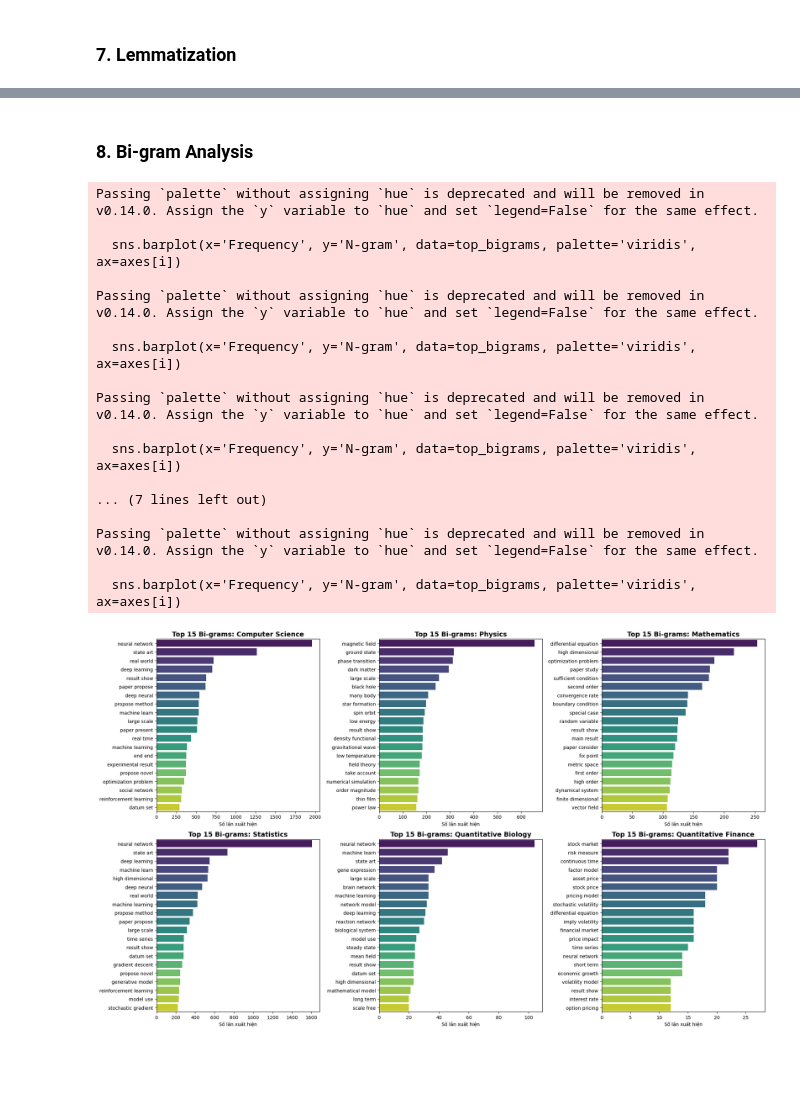
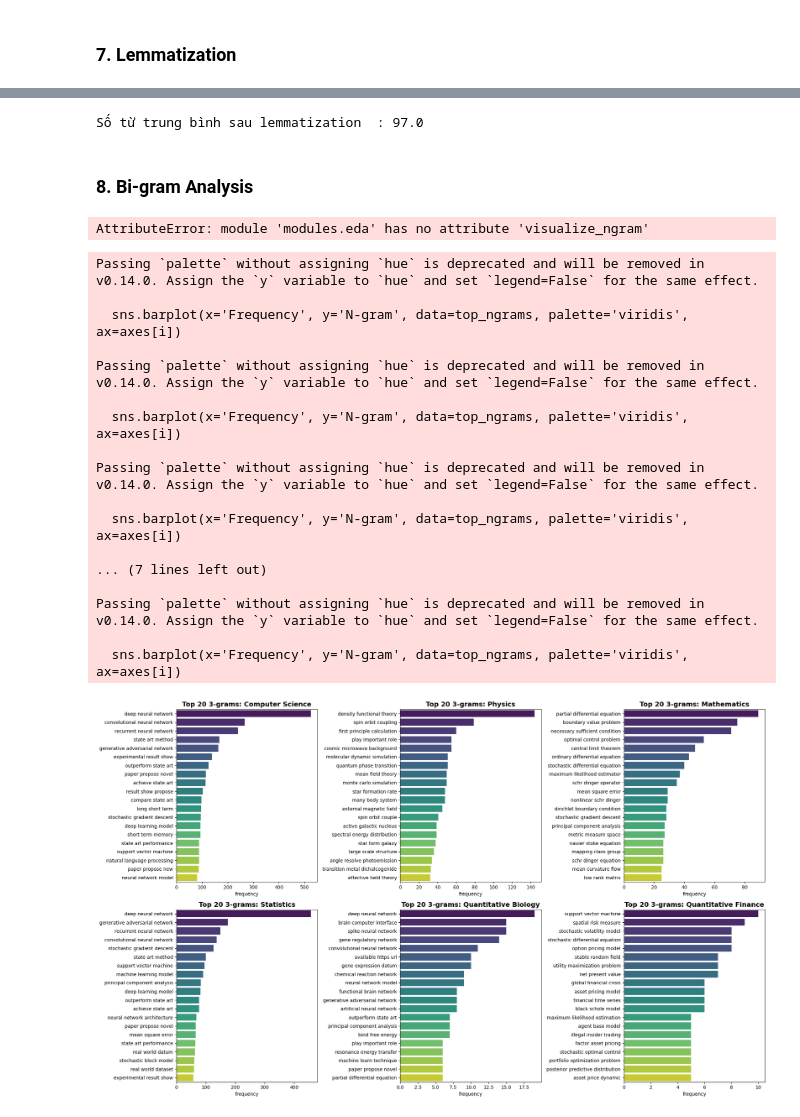
Before and after one commit to phngan05/ML-Assignment, a Jupyter notebook: notebooks/main.ipynb, the cells around one changed output, grey strips where cells are left out. Drawn from its saved outputs; the diff is of its cells as text; code cells hidden in the pictures; blank space fills up the shorter version.

Commit message:
adding tri-gram

```diff
--- a/notebooks/main.ipynb
+++ b/notebooks/main.ipynb
@@ -563,5 +563,4 @@ plt.show()
 # Take about 3 minutes :((
 from modules import preprocessing
 
-df_clean['text_clean'] = preprocessing.lemma_data(df_clean, 'text_clean')
-df_clean['text_clean'].head()
+df_clean['lemma_text'] = preprocessing.lemma_data(df_clean, 'text_clean')
@@ -576,26 +591,34 @@ dtype: object
+# %%
+print(f"Số từ trung bình sau lemmatization  : {df_clean['text_clean'].str.split().str.len().mean():.1f}")
+# %% [output]
+Số từ trung bình sau lemmatization  : 97.0
 # %% [markdown]
 ### 8. Bi-gram Analysis
 # %%
 from modules import eda
 labels = ['Computer Science', 'Physics', 'Mathematics', 'Statistics', 'Quantitative Biology', 'Quantitative Finance']
 
-eda.visualize_bi_gram(df_clean, labels)
+eda.visualize_ngram(df_clean, labels, 2)
 # %% [output]
-Passing `palette` without assigning `hue` is deprecated and will be removed in v0.14.0. Assign the `y` variable to `hue` and set `legend=False` for the same effect.
-
-  sns.barplot(x='Frequency', y='N-gram', data=top_bigrams, palette='viridis', ax=axes[i])
-
-Passing `palette` without assigning `hue` is deprecated and will be removed in v0.14.0. Assign the `y` variable to `hue` and set `legend=False` for the same effect.
-
-  sns.barplot(x='Frequency', y='N-gram', data=top_bigrams, palette='viridis', ax=axes[i])
-
-Passing `palette` without assigning `hue` is deprecated and will be removed in v0.14.0. Assign the `y` variable to `hue` and set `legend=False` for the same effect.
-
-  sns.barplot(x='Frequency', y='N-gram', data=top_bigrams, palette='viridis', ax=axes[i])
-
-... (7 lines left out)
-
-Passing `palette` without assigning `hue` is deprecated and will be removed in v0.14.0. Assign the `y` variable to `hue` and set `legend=False` for the same effect.
-
-  sns.barplot(x='Frequency', y='N-gram', data=top_bigrams, palette='viridis', ax=axes[i])
+AttributeError: module 'modules.eda' has no attribute 'visualize_ngram'
-[figure, removed]
+# %%
+eda.visualize_ngram(df_clean, labels, 3)
+# %% [output]
+Passing `palette` without assigning `hue` is deprecated and will be removed in v0.14.0. Assign the `y` variable to `hue` and set `legend=False` for the same effect.
+
+  sns.barplot(x='Frequency', y='N-gram', data=top_ngrams, palette='viridis', ax=axes[i])
+
+Passing `palette` without assigning `hue` is deprecated and will be removed in v0.14.0. Assign the `y` variable to `hue` and set `legend=False` for the same effect.
+
+  sns.barplot(x='Frequency', y='N-gram', data=top_ngrams, palette='viridis', ax=axes[i])
+
+Passing `palette` without assigning `hue` is deprecated and will be removed in v0.14.0. Assign the `y` variable to `hue` and set `legend=False` for the same effect.
+
+  sns.barplot(x='Frequency', y='N-gram', data=top_ngrams, palette='viridis', ax=axes[i])
+
+... (7 lines left out)
+
+Passing `palette` without assigning `hue` is deprecated and will be removed in v0.14.0. Assign the `y` variable to `hue` and set `legend=False` for the same effect.
+
+  sns.barplot(x='Frequency', y='N-gram', data=top_ngrams, palette='viridis', ax=axes[i])
+[figure, added]
```
Also changed, not shown: parts of 4 cells of this notebook.
